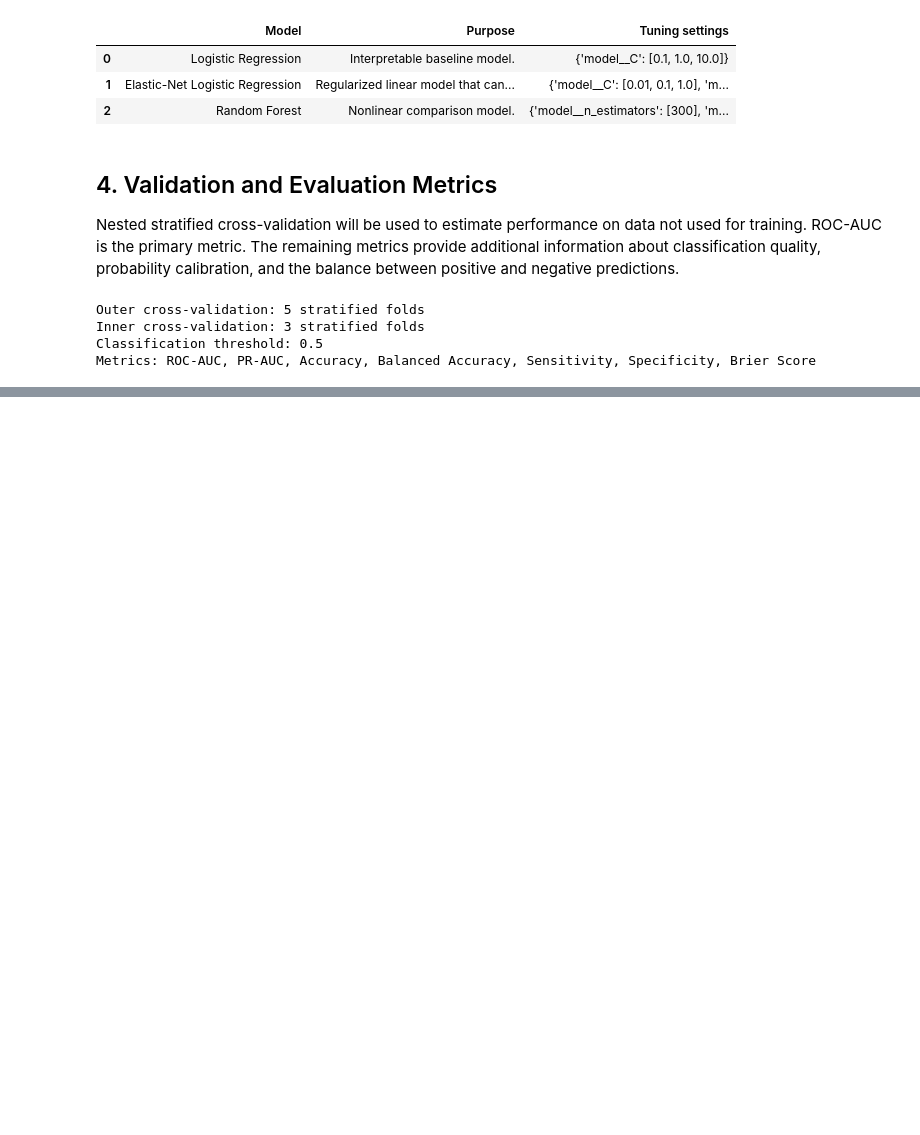
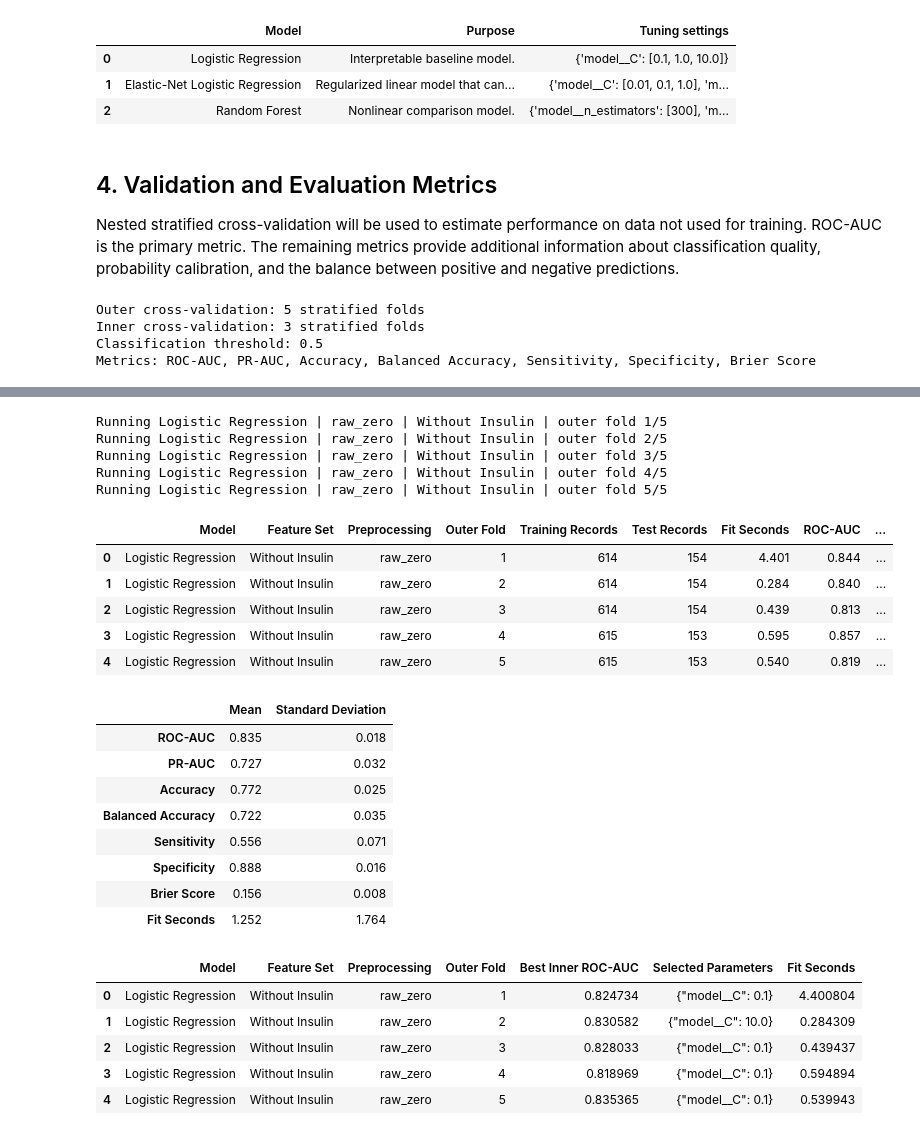
Before and after one commit to rodrigoviannasn/mat422-insulin-diabetes-project, a Jupyter notebook: notebooks/02_modeling_results.ipynb, the cells around one changed output, grey strips where cells are left out. Drawn from its saved outputs; the diff is of its cells as text; code cells hidden in the pictures; blank space fills up the shorter version.

Commit message:
Run baseline logistic regression without insulin

```diff
--- a/notebooks/02_modeling_results.ipynb
+++ b/notebooks/02_modeling_results.ipynb
@@ -378,0 +520,78 @@ Metrics: ROC-AUC, PR-AUC, Accuracy, Balanced Accuracy, Sensitivity, Specificity,
+# %%
+# Run the first primary experiment:
+# logistic regression, raw values, and no insulin predictor.
+
+experiment_results = {}
+
+pilot_key = (
+    "Logistic Regression | Raw Zero Values | Without Insulin"
+)
+
+experiment_results[pilot_key] = run_nested_cv(
+    model_name="Logistic Regression",
+    feature_names=PREDICTORS_WITHOUT_INSULIN,
+    feature_set_name="Without Insulin",
+    preprocessing_approach="raw_zero",
+)
+
+pilot_result = experiment_results[pilot_key]
+
+assert len(pilot_result["predictions"]) == len(df)
+assert pilot_result["predictions"]["Row Index"].nunique() == len(df)
+
+pilot_summary = (
+    pilot_result["fold_metrics"][METRIC_COLUMNS + ["Fit Seconds"]]
+    .agg(["mean", "std"])
+    .T
+    .rename(columns={
+        "mean": "Mean",
+        "std": "Standard Deviation",
+    })
+    .round(3)
+)
+
+display(pilot_result["fold_metrics"].round(3))
+display(pilot_summary)
+display(pilot_result["selected_parameters"])
+
+pilot_result["fold_metrics"].to_csv(
+    TABLES_DIR / "pilot_logistic_raw_without_insulin_fold_metrics.csv",
+    index=False,
+)
+
+pilot_result["predictions"].to_csv(
+    TABLES_DIR / "pilot_logistic_raw_without_insulin_predictions.csv",
+    index=False,
+)
+
+pilot_result["selected_parameters"].to_csv(
+    TABLES_DIR / "pilot_logistic_raw_without_insulin_parameters.csv",
+    index=False,
+)
+# %% [output]
+Running Logistic Regression | raw_zero | Without Insulin | outer fold 1/5
+Running Logistic Regression | raw_zero | Without Insulin | outer fold 2/5
+Running Logistic Regression | raw_zero | Without Insulin | outer fold 3/5
+Running Logistic Regression | raw_zero | Without Insulin | outer fold 4/5
+Running Logistic Regression | raw_zero | Without Insulin | outer fold 5/5
+|  | Model | Feature Set | Preprocessing | Outer Fold | Training Records | Test Records | Fit Seconds | ROC-AUC | ... |
+| 0 | Logistic Regression | Without Insulin | raw_zero | 1 | 614 | 154 | 4.401 | 0.844 | ... |
+| 1 | Logistic Regression | Without Insulin | raw_zero | 2 | 614 | 154 | 0.284 | 0.840 | ... |
+| 2 | Logistic Regression | Without Insulin | raw_zero | 3 | 614 | 154 | 0.439 | 0.813 | ... |
+| 3 | Logistic Regression | Without Insulin | raw_zero | 4 | 615 | 153 | 0.595 | 0.857 | ... |
+| 4 | Logistic Regression | Without Insulin | raw_zero | 5 | 615 | 153 | 0.540 | 0.819 | ... |
+|  | Mean | Standard Deviation |
+| ROC-AUC | 0.835 | 0.018 |
+| PR-AUC | 0.727 | 0.032 |
+| Accuracy | 0.772 | 0.025 |
+| Balanced Accuracy | 0.722 | 0.035 |
+| Sensitivity | 0.556 | 0.071 |
+| Specificity | 0.888 | 0.016 |
+| Brier Score | 0.156 | 0.008 |
+| Fit Seconds | 1.252 | 1.764 |
+|  | Model | Feature Set | Preprocessing | Outer Fold | Best Inner ROC-AUC | Selected Parameters | Fit Seconds |
+| 0 | Logistic Regression | Without Insulin | raw_zero | 1 | 0.824734 | {"model__C": 0.1} | 4.400804 |
+| 1 | Logistic Regression | Without Insulin | raw_zero | 2 | 0.830582 | {"model__C": 10.0} | 0.284309 |
+| 2 | Logistic Regression | Without Insulin | raw_zero | 3 | 0.828033 | {"model__C": 0.1} | 0.439437 |
+| 3 | Logistic Regression | Without Insulin | raw_zero | 4 | 0.818969 | {"model__C": 0.1} | 0.594894 |
+| 4 | Logistic Regression | Without Insulin | raw_zero | 5 | 0.835365 | {"model__C": 0.1} | 0.539943 |
```
Also changed, not shown: parts of 3 cells of this notebook.
